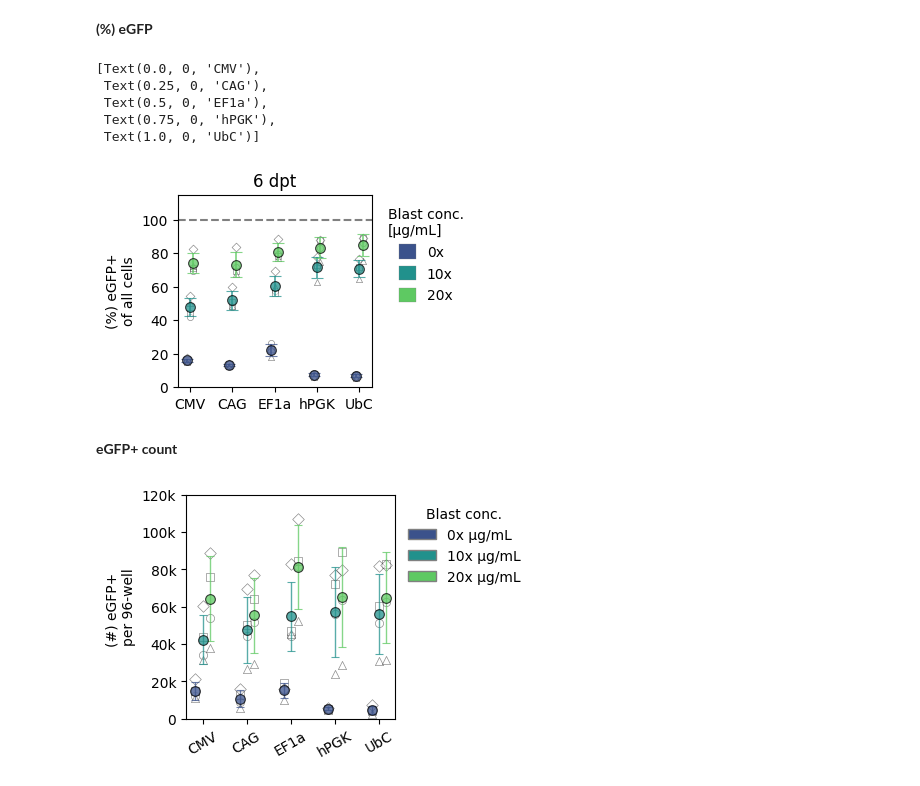
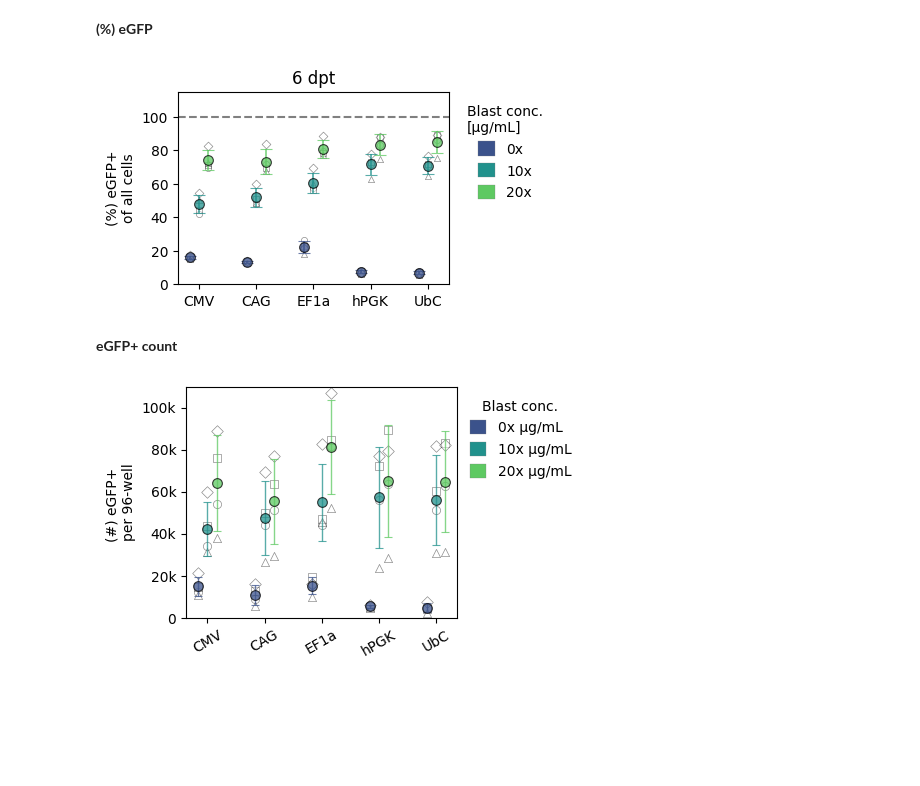
Before and after one commit to GallowayLabMIT/dasit_manuscript, a Jupyter notebook: Figure_XX_conventional_cassettes/Figure_XX_blast_cassettes.ipynb, the cells around one changed output. Cells and saved outputs as stored; diff of their text form; code cells hidden in the pictures; blank space fills up the shorter version.

```diff
--- a/Figure_XX_conventional_cassettes/Figure_XX_blast_cassettes.ipynb
+++ b/Figure_XX_conventional_cassettes/Figure_XX_blast_cassettes.ipynb
@@ -429,12 +429,12 @@ summary = (
 )
 
 
-fig, ax = plt.subplots(1, 1, figsize=(2.5,2.5))
+fig, ax = plt.subplots(1, 1, figsize=(3.5,2.5))
 
 colors = sns.color_palette("viridis", len(hue_order))
 
 # Horizontal offsets for each puro concentration
-offsets = np.linspace(-0.02, 0.02, len(hue_order))
+offsets = np.linspace(-0.04, 0.04, len(hue_order))
 group_centers = np.linspace(0, 1 , len(order))
 
 
@@ -501,39 +501,38 @@ for i, cond in enumerate(order):
         )
 
 
 ax.yaxis.set_label_text('(%) eGFP+\nof all cells')
 ax.set_ylim((0,115))
 
 
 legend_handles = [
     Patch(facecolor=color, edgecolor='grey',
           label=str(puro), linewidth=0.2)
     for color, puro in zip(colors, hue_order)
 ]
 
 ax.legend(
     handles=legend_handles,
     title='Blast conc.\n[µg/mL]',
     loc='upper left',
     bbox_to_anchor=(1.02,1),
     frameon=False,
     handlelength=1.2,
     handleheight=1.2
 )
 
 ax.set_title('6 dpt')
 ax.axhline(100, color='grey', linestyle='--')
 
 ax.set_xlabel('')
 ax.set_xticks(group_centers)
 ax.set_xticklabels([label_map[l] for l in order])
+
+
+plottitle = 'constitutive_blast_EGFP_purity_dot.svg'
+plt.savefig(rd.outfile(output_path/plottitle),bbox_inches='tight')
 # %% [output]
-[Text(0.0, 0, 'CMV'),
- Text(0.25, 0, 'CAG'),
- Text(0.5, 0, 'EF1a'),
- Text(0.75, 0, 'hPGK'),
- Text(1.0, 0, 'UbC')]
-[figure, old version]
+[figure, new version]
 # %% [markdown]
 **eGFP+ count**
 # %%
@@ -583,7 +582,7 @@ summary = (
     )
 )
 
-fig, ax = plt.subplots(1, 1, figsize=(4.5,3))
+fig, ax = plt.subplots(1, 1, figsize=(3.5,3))
 
 colors = sns.color_palette("viridis", n_colors=len(hue_order))
 
@@ -660,7 +659,7 @@ for i, cond in enumerate(order):
 
 ax.yaxis.set_label_text('(#) eGFP+ \nper 96-well')
 ax.xaxis.set_label_text('')
-ax.set_ylim((0,120000))
+ax.set_ylim((0,110000))
 
 ax.yaxis.set_major_formatter(
     matplotlib.ticker.FuncFormatter(
@@ -680,7 +679,7 @@ ax.set_xticklabels(
 legend_handles = [
     Patch(
         facecolor=colors[i],
-        edgecolor='grey',
+        edgecolor='grey', linewidth = 0.2,
         label=f'{p} µg/mL'
     )
     for i, p in enumerate(hue_order)
@@ -691,13 +690,12 @@ ax.legend(
     title='Blast conc.',
     loc='upper left',
     bbox_to_anchor=(1,1),
-    frameon=False
+    frameon=False,
+    handlelength=1.2,
+    handleheight=1.2
 )
 
-
-fig.tight_layout()
-
-# plottitle = 'constitutive_blast_total_cell_count.svg'
-# plt.savefig(rd.outfile(output_path/plottitle),bbox_inches='tight')
+plottitle = 'constitutive_blast_EGFP_count_dot.svg'
+plt.savefig(rd.outfile(output_path/plottitle),bbox_inches='tight')
 # %% [output]
-[figure, old version]
+[figure, new version]
```
Also changed, not shown: 2 other files.
